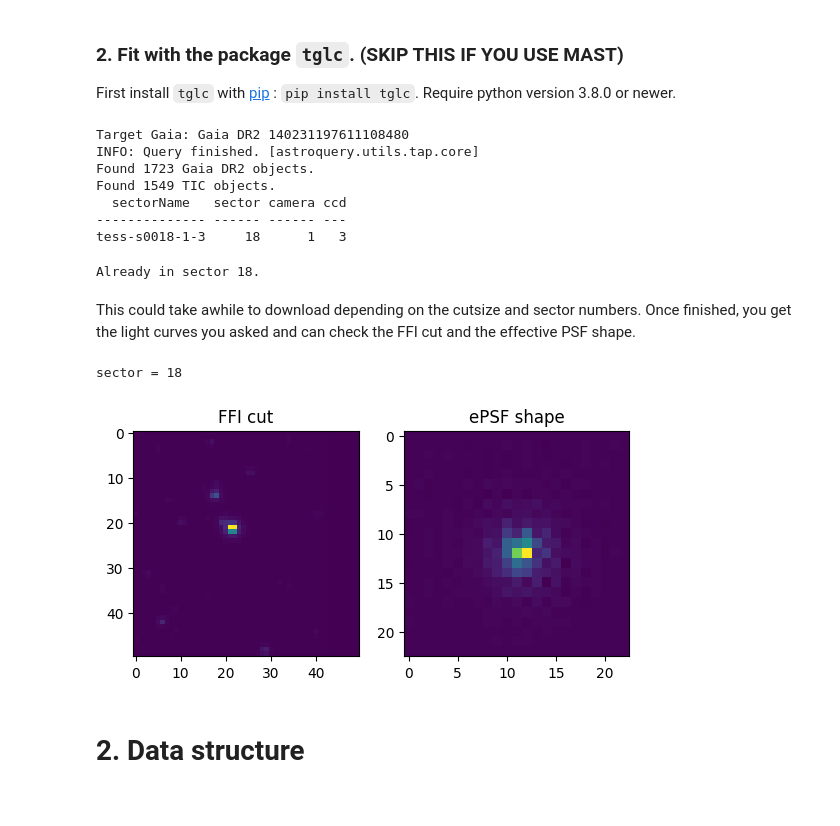
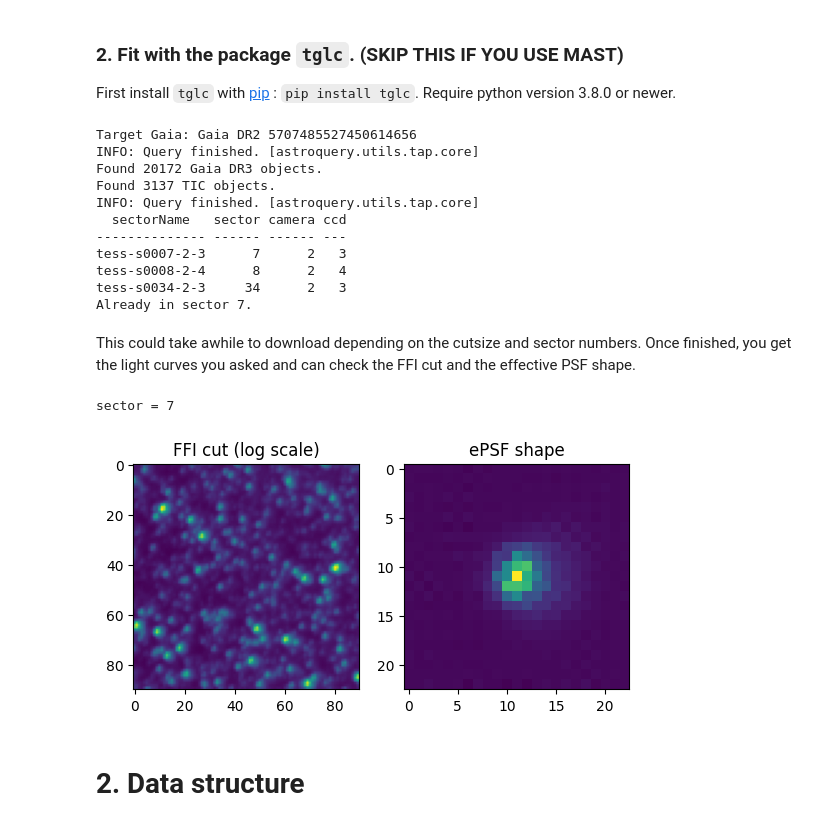
Before and after one commit to TeHanHunter/TESS_Gaia_Light_Curve, a Jupyter notebook: tutorial/TGLC_tutorial.ipynb, the cells around one changed output. Drawn from its saved outputs; the diff is of its cells as text; code cells hidden in the pictures.

```diff
--- a/tutorial/TGLC_tutorial.ipynb
+++ b/tutorial/TGLC_tutorial.ipynb
@@ -38,54 +38,57 @@ import numpy as np
 import matplotlib.pyplot as plt
 from tglc.quick_lc import tglc_lc
 
-target = 'TIC 269826902'     # Target ID ('TOI 519') or coordinates ('ra dec')
+target = 'TOI 519'     # Target ID ('TOI 519') or coordinates ('ra dec')
 local_directory = f'{target}/'    # directory to save all files
 os.makedirs(local_directory, exist_ok=True)
 tglc_lc(target=target,
         local_directory=local_directory,
-        size=50, # FFI cutsize. Recommand 50 or larger for best performance. Cannot exceed 99.
-        save_aper=True, # whether to save 5*5 timeseries of the decontaminated images in fits file primary HDU
-        limit_mag=15, # the TESS magnitude limit of stars to output
+        size=90, # FFI cutsize. Recommand at least 50 or larger for better performance. Cannot exceed 99.
+                 # Downloading FFI might take longer (or even cause timeouterror) for larger sizes.
+        save_aper=False, # whether to save 5*5 pixels timeseries of the decontaminated images in fits file primary HDU
+        limit_mag=15, # the TESS magnitude lower limit of stars to output
         get_all_lc=False, # whether to return all lcs in the region. If False, return the nearest star to the target coordinate
         first_sector_only=True, # whether to return only lcs from the sector this target was first observed.
                                 # If False, return all sectors of the target, but too many sectors could be slow to download.
-        sector=None # If first_sector_only=True, sector will be ignored.
-                    # If first_sector_only=False and sector = None, return all observed sectors
-                    # If first_sector_only=False and sector = 1, return only sector 1.
-                    # (Make sure only put observed sectors. All available sectors are printed in the sector table.)
-        prior=None  # If None, does not allow all field stars to float. SUGGESTED for first use.
-                    # If float (usually <1), allow field stars to float with a Gaussian prior with the mean
-                    # at the Gaia predicted value the width of the prior value multiplied on the Gaia predicted value.)
-       )
+        sector=None, # If first_sector_only=True, sector will be ignored.
+                     # If first_sector_only=False and sector = None, return all observed sectors
+                     # If first_sector_only=False and sector = 1, return only sector 1.
+                     # (Make sure only put observed sectors. All available sectors are printed in the sector table.)
+        prior=None)  # If None, does not allow all field stars to float. SUGGESTED for first use.
+                     # If float (usually <1), allow field stars to float with a Gaussian prior with the mean
+                     # at the Gaia predicted value the width of the prior value multiplied on the Gaia predicted value.)
 # %% [output]
-Target Gaia: Gaia DR2 140231197611108480
+Target Gaia: Gaia DR2 5707485527450614656
 INFO: Query finished. [astroquery.utils.tap.core]
-Found 1723 Gaia DR2 objects.
-Found 1549 TIC objects.
+Found 20172 Gaia DR3 objects.
+Found 3137 TIC objects.
+INFO: Query finished. [astroquery.utils.tap.core]
   sectorName   sector camera ccd
 -------------- ------ ------ ---
-tess-s0018-1-3     18      1   3
+tess-s0007-2-3      7      2   3
+tess-s0008-2-4      8      2   4
+tess-s0034-2-3     34      2   3
+Already in sector 7.
-Already in sector 18.
 # %% [markdown]
 This could take awhile to download depending on the cutsize and sector numbers. Once finished, you get the light curves you asked and can check the FFI cut and the effective PSF shape.
 # %%
 import pickle
-with open(f'{local_directory}source/source_TIC 269826902_earliest_sector.pkl', 'rb') as input_:
+with open(f'{local_directory}source/source_TOI 519_earliest_sector.pkl', 'rb') as input_:
     source = pickle.load(input_)
     print(f'sector = {source.sector}')
-epsf = np.load(f'{local_directory}epsf/epsf_TIC 269826902_sector_18.npy')
+epsf = np.load(f'{local_directory}epsf/epsf_TOI 519_sector_7.npy')
 
 f, (ax1, ax2) = plt.subplots(1, 2)
-ax1.imshow(source.flux[0])
-ax1.set_title('FFI cut')
+ax1.imshow(np.log10(source.flux[0]))
+ax1.set_title('FFI cut (log scale)')
 ax2.imshow(epsf[0,:23**2].reshape(23,23))
 ax2.set_title('ePSF shape')
 plt.show()
 # print(source.gaia[:5]) # all the gaia stars
 # print(source.tic[:5]) # TIC ID to Gaia DR2 conversion
 # %% [output]
-sector = 18
+sector = 7
-[figure, old version]
+[figure, new version]
 # %% [markdown]
 # 2. Data structure
 # %%
```
Also changed, not shown: parts of 2 cells of this notebook.
